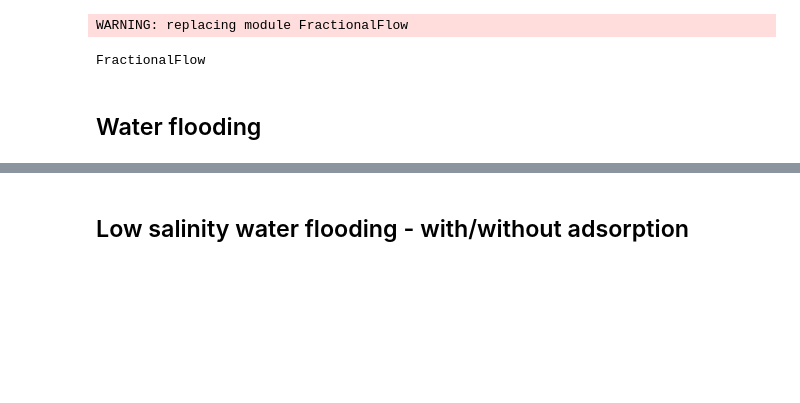
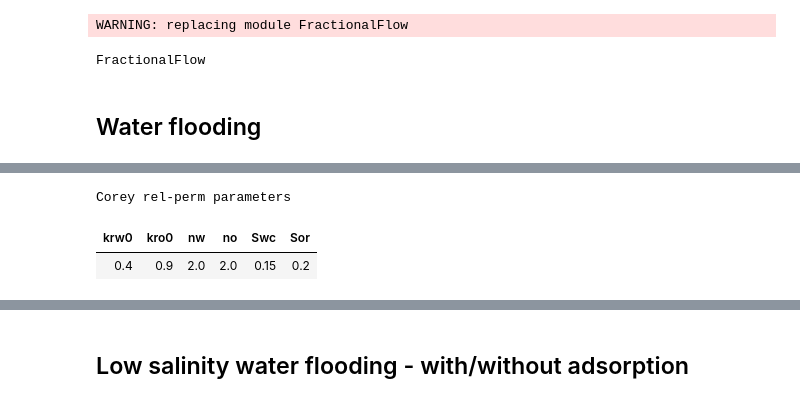
Before and after one commit to simulkade/peteng, a Jupyter notebook: analytical/fractional_flow_smart_water.ipynb, the cells around one changed output, grey strips where cells are left out. Cells and saved outputs as stored; diff of their text form; code cells hidden in the pictures; blank space fills up the shorter version.

```diff
--- a/analytical/fractional_flow_smart_water.ipynb
+++ b/analytical/fractional_flow_smart_water.ipynb
@@ -48,4 +48,10 @@ FF.visualize(rel_perms)
 PyObject <matplotlib.legend.Legend object at 0x...>
+# %%
+FF.print_relperm(rel_perms, title="Corey rel-perm parameters")
+# %% [output]
+Corey rel-perm parameters
+| krw0 | kro0 | nw | no | Swc | Sor |
+| 0.4 | 0.9 | 2.0 | 2.0 | 0.15 | 0.2 |
 # %%
 # define the fluids
 fluids = FF.oil_water_fluids(mu_water=1e-3, mu_oil=2e-3)
```
Also changed, not shown: parts of 6 cells of this notebook, 22 other files.
